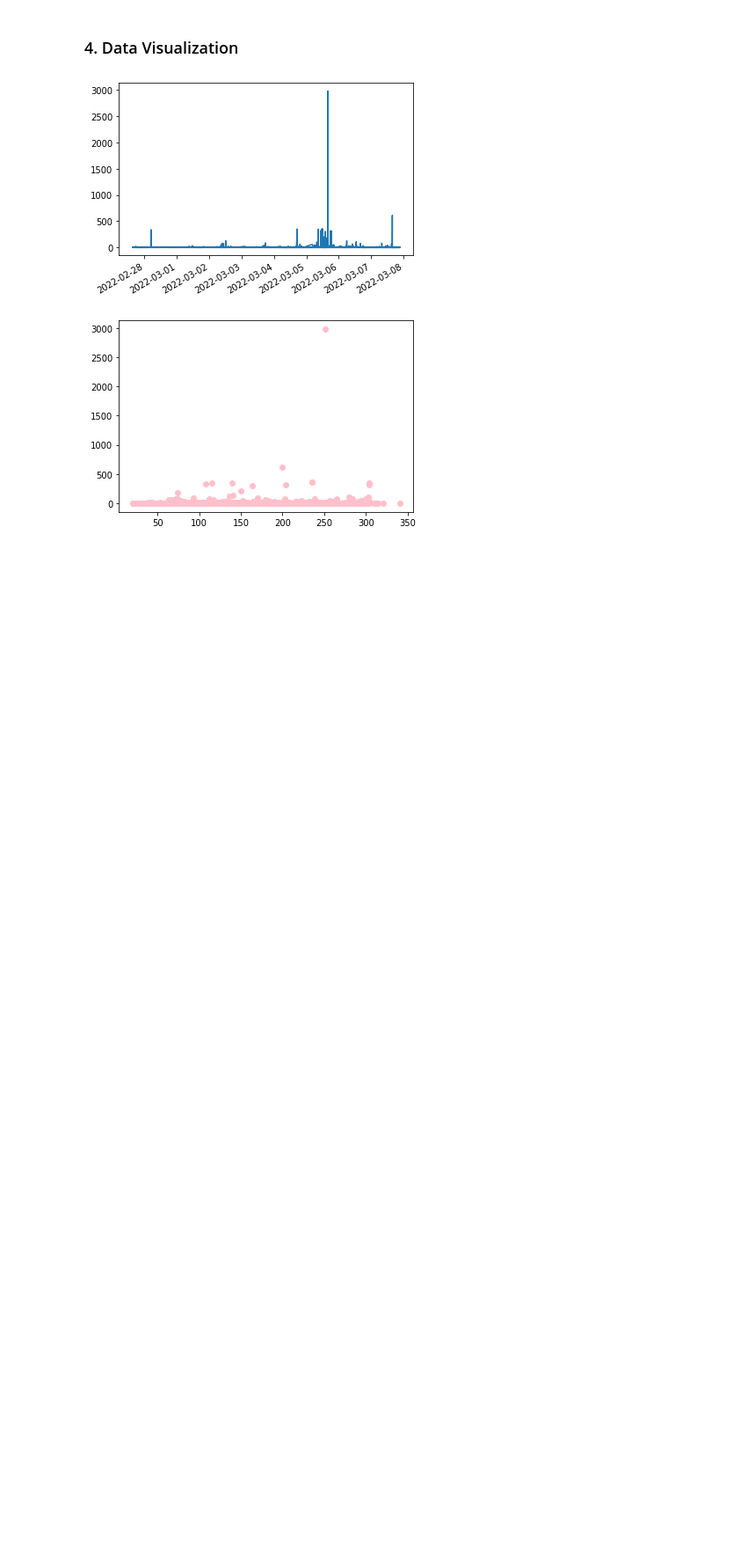
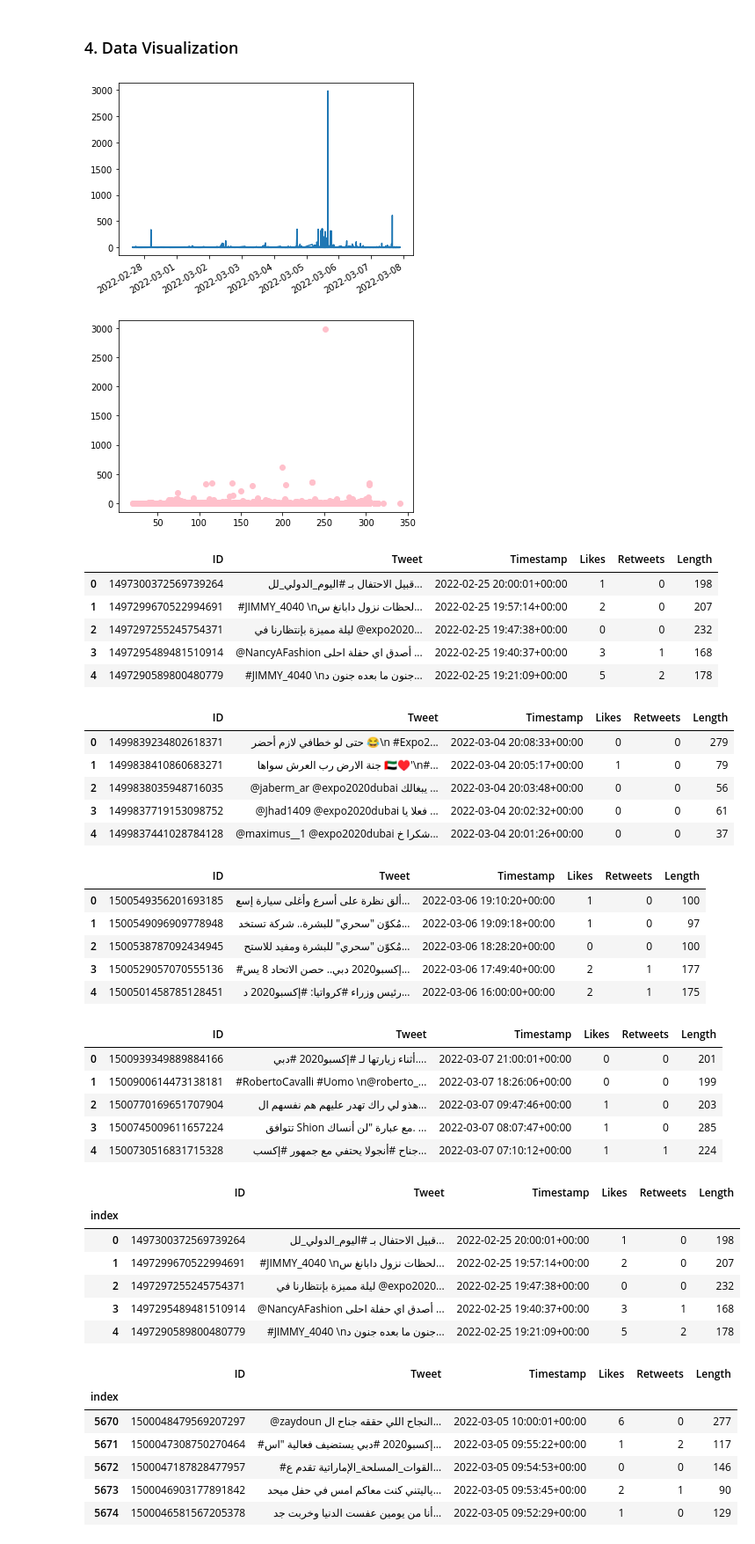
Before and after one commit to dalalbinhumaid/expo-2020-sentiment-analysis, a Jupyter notebook: tweets-collection.ipynb, the cells around one changed output. Shown at 88% size. Cells and saved outputs as stored; diff of their text form; code cells hidden in the pictures; blank space fills up the shorter version.

```diff
--- a/tweets-collection.ipynb
+++ b/tweets-collection.ipynb
@@ -162,3 +162,62 @@ plt.scatter(tweets['Length'], tweets['Likes'], color='pink')
 plt.show()
 # %% [output]
 [figure]
+# %%
+tweets1 = pd.read_csv('tweets1.csv')
+tweets2 = pd.read_csv('tweets3.csv')
+tweets3 = pd.read_csv('tweets327.csv')
+tweets4 = pd.read_csv('tweets1439.csv')
+
+tweets1 = tweets1.drop(['Unnamed: 0'], axis=1)
+tweets2 = tweets2.drop(['Unnamed: 0'], axis=1)
+tweets3 = tweets3.drop(['index'], axis=1)
+tweets4 = tweets4.drop(['index'], axis=1)
+
+frames = [tweets1,tweets2, tweets3, tweets4]
+final_tweets = pd.concat(frames)  # append the data frame to the previous one
+final_tweets.insert(0, 'index', range(0, len(final_tweets)))
+final_tweets = final_tweets.set_index('index')
+
+display(final_tweets.head())
+display(final_tweets.tail())
+
+final_tweets.to_csv('Tweets.csv')
+# %% [output]
+|  | ID | Tweet | Timestamp | Likes | Retweets | Length |
+| 0 | 1497300372569739264 | قبيل الاحتفال بـ #اليوم_الدولي_لل... | 2022-02-25 20:00:01+00:00 | 1 | 0 | 198 |
+| 1 | 1497299670522994691 | #JIMMY_4040 \nلحظات نزول دابانغ س... | 2022-02-25 19:57:14+00:00 | 2 | 0 | 207 |
+| 2 | 1497297255245754371 | ليلة مميزة بإنتظارنا في @expo2020... | 2022-02-25 19:47:38+00:00 | 0 | 0 | 232 |
+| 3 | 1497295489481510914 | @NancyAFashion أصدق اي حفلة احلى ... | 2022-02-25 19:40:37+00:00 | 3 | 1 | 168 |
+| 4 | 1497290589800480779 | #JIMMY_4040 \nجنون ما بعده جنون د... | 2022-02-25 19:21:09+00:00 | 5 | 2 | 178 |
+|  | ID | Tweet | Timestamp | Likes | Retweets | Length |
+| 0 | 1499839234802618371 | حتى لو خطافي لازم أحضر 😂\n #Expo2... | 2022-03-04 20:08:33+00:00 | 0 | 0 | 279 |
+| 1 | 1499838410860683271 | جنة الارض رب العرش سواها 🇦🇪♥️'\n#... | 2022-03-04 20:05:17+00:00 | 1 | 0 | 79 |
+| 2 | 1499838035948716035 | @jaberm_ar @expo2020dubai يبغالك ... | 2022-03-04 20:03:48+00:00 | 0 | 0 | 56 |
+| 3 | 1499837719153098752 | @Jhad1409 @expo2020dubai فعلا يا ... | 2022-03-04 20:02:32+00:00 | 0 | 0 | 61 |
+| 4 | 1499837441028784128 | @maximus__1 @expo2020dubai شكرا خ... | 2022-03-04 20:01:26+00:00 | 0 | 0 | 37 |
+|  | ID | Tweet | Timestamp | Likes | Retweets | Length |
+| 0 | 1500549356201693185 | ألق نظرة على أسرع وأغلى سيارة إسع... | 2022-03-06 19:10:20+00:00 | 1 | 0 | 100 |
+| 1 | 1500549096909778948 | مُكوّن "سحري" للبشرة.. شركة تستخد... | 2022-03-06 19:09:18+00:00 | 1 | 0 | 97 |
+| 2 | 1500538787092434945 | مُكوّن "سحري" للبشرة ومفيد للاستح... | 2022-03-06 18:28:20+00:00 | 0 | 0 | 100 |
+| 3 | 1500529057070555136 | #إكسبو2020 دبي.. حصن الاتحاد 8 يس... | 2022-03-06 17:49:40+00:00 | 2 | 1 | 177 |
+| 4 | 1500501458785128451 | رئيس وزراء #كرواتيا: #إكسبو2020 د... | 2022-03-06 16:00:00+00:00 | 2 | 1 | 175 |
+|  | ID | Tweet | Timestamp | Likes | Retweets | Length |
+| 0 | 1500939349889884166 | أثناء زيارتها لـ #إكسبو2020 #دبي.... | 2022-03-07 21:00:01+00:00 | 0 | 0 | 201 |
+| 1 | 1500900614473138181 | #RobertoCavalli #Uomo \n@roberto_... | 2022-03-07 18:26:06+00:00 | 0 | 0 | 199 |
+| 2 | 1500770169651707904 | هذو لي راك تهدر عليهم هم نفسهم ال... | 2022-03-07 09:47:46+00:00 | 1 | 0 | 203 |
+| 3 | 1500745009611657224 | تتوافق Shion مع عبارة "لن أنساك. ... | 2022-03-07 08:07:47+00:00 | 1 | 0 | 285 |
+| 4 | 1500730516831715328 | جناح #أنجولا يحتفي مع جمهور #إكسب... | 2022-03-07 07:10:12+00:00 | 1 | 1 | 224 |
+|  | ID | Tweet | Timestamp | Likes | Retweets | Length |
+| index |  |  |  |  |  |  |
+| 0 | 1497300372569739264 | قبيل الاحتفال بـ #اليوم_الدولي_لل... | 2022-02-25 20:00:01+00:00 | 1 | 0 | 198 |
+| 1 | 1497299670522994691 | #JIMMY_4040 \nلحظات نزول دابانغ س... | 2022-02-25 19:57:14+00:00 | 2 | 0 | 207 |
+| 2 | 1497297255245754371 | ليلة مميزة بإنتظارنا في @expo2020... | 2022-02-25 19:47:38+00:00 | 0 | 0 | 232 |
+| 3 | 1497295489481510914 | @NancyAFashion أصدق اي حفلة احلى ... | 2022-02-25 19:40:37+00:00 | 3 | 1 | 168 |
+| 4 | 1497290589800480779 | #JIMMY_4040 \nجنون ما بعده جنون د... | 2022-02-25 19:21:09+00:00 | 5 | 2 | 178 |
+|  | ID | Tweet | Timestamp | Likes | Retweets | Length |
+| index |  |  |  |  |  |  |
+| 5670 | 1500048479569207297 | @zaydoun النجاح اللي حققه جناح ال... | 2022-03-05 10:00:01+00:00 | 6 | 0 | 277 |
+| 5671 | 1500047308750270464 | #إكسبو2020 #دبي يستضيف فعالية "اس... | 2022-03-05 09:55:22+00:00 | 1 | 2 | 117 |
+| 5672 | 1500047187828477957 | #القوات_المسلحة_الإماراتية تقدم ع... | 2022-03-05 09:54:53+00:00 | 0 | 0 | 146 |
+| 5673 | 1500046903177891842 | ياليتني كنت معاكم امس في حفل ميحد... | 2022-03-05 09:53:45+00:00 | 2 | 1 | 90 |
+| 5674 | 1500046581567205378 | أنا من يومين عفست الدنيا وخربت جد... | 2022-03-05 09:52:29+00:00 | 1 | 0 | 129 |
```
Also changed, not shown: 1 other file.
